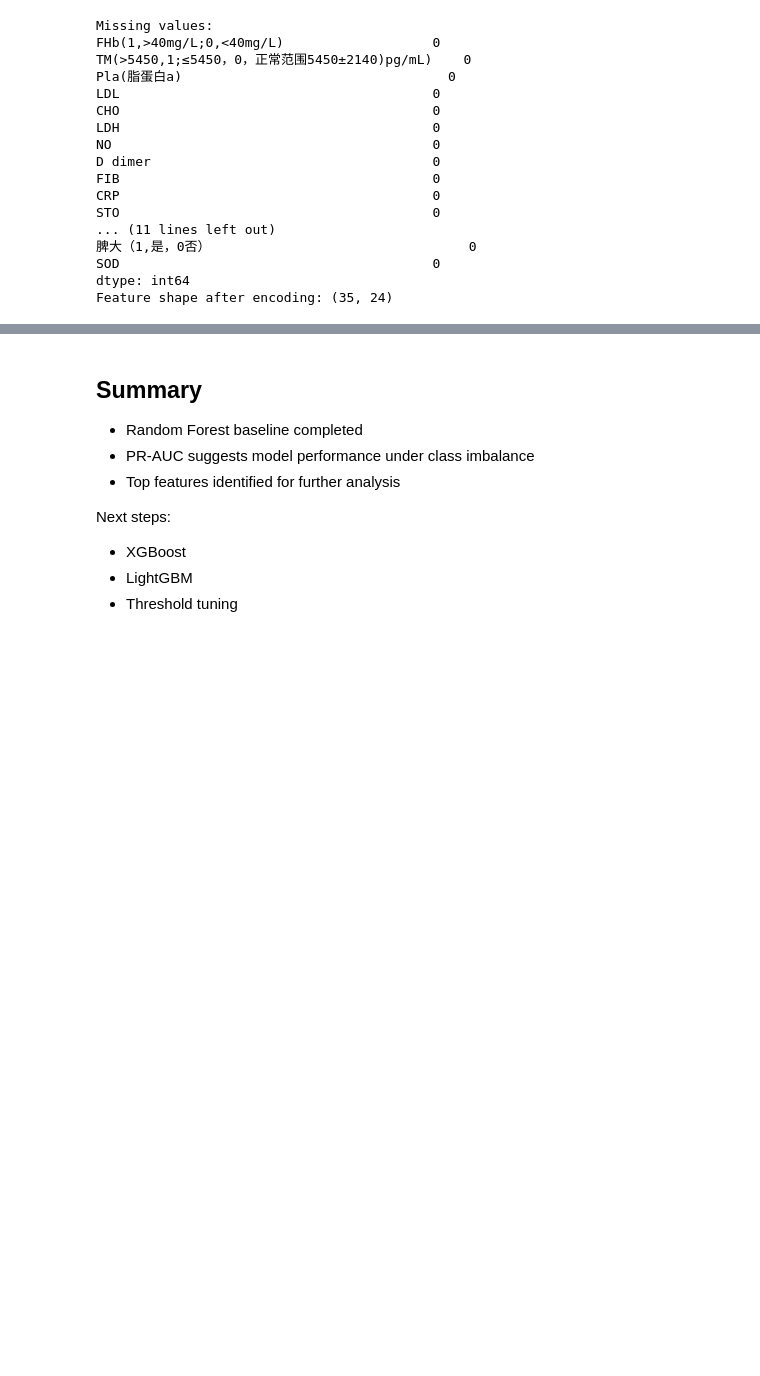
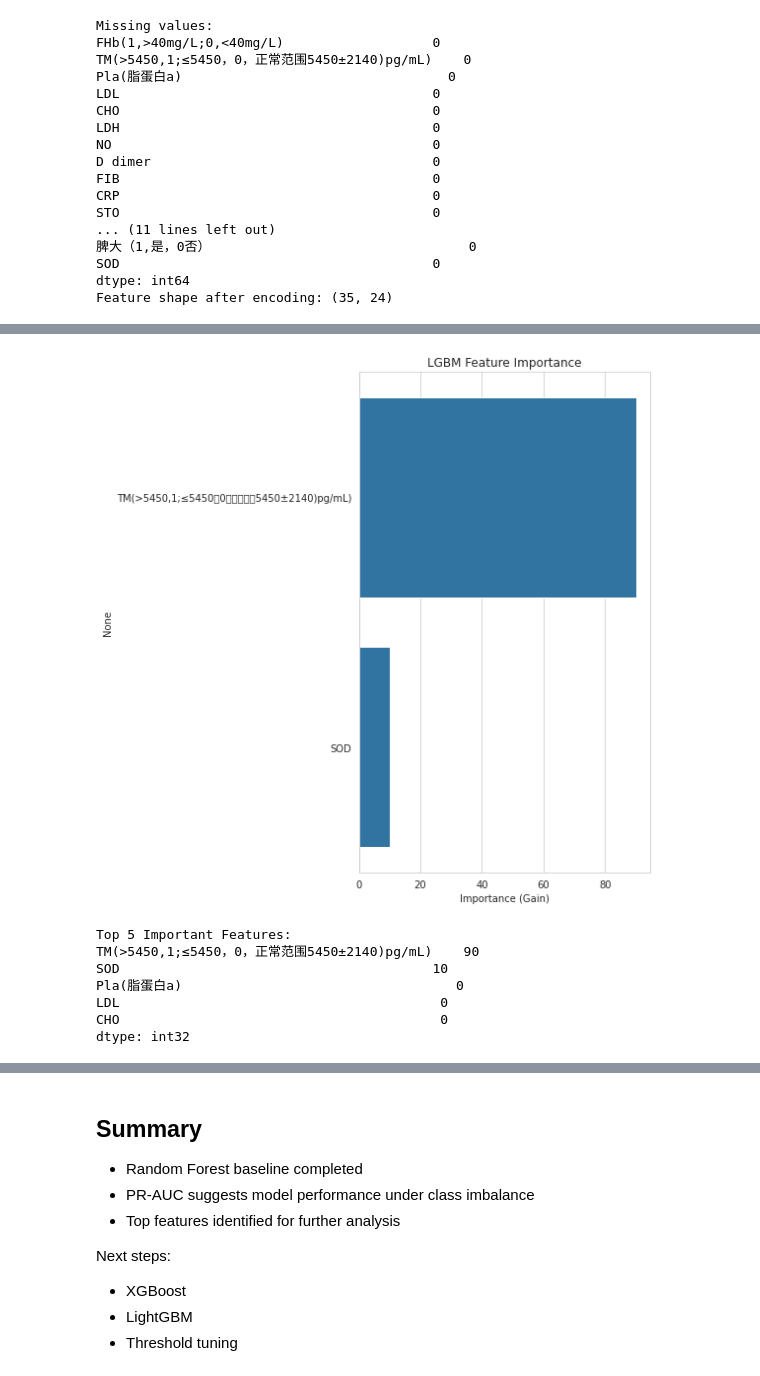
Before and after one commit to enoch321/PLT_Prediction, a Jupyter notebook: notebooks/LGBM_3.ipynb, the cells around one changed output, grey strips where cells are left out. Saved outputs shown, nothing was run; the diff lists cells and outputs as text; code cells hidden in the pictures; blank space fills up the shorter version.

```diff
--- a/notebooks/LGBM_3.ipynb
+++ b/notebooks/LGBM_3.ipynb
@@ -103,6 +103,7 @@ X = X.dropna()
 y = y.loc[X.index]
 
 X = pd.get_dummies(X, drop_first=True)
+X = X.astype(float)
 print("Feature shape after encoding:", X.shape)
 # %% [output]
 Missing values:
@@ -241,41 +264,53 @@ plt.show()
 # %%
-selector = model.named_steps['selector']  # 获取筛选器
-lgbm_model = model.named_steps['lgbm']        # 获取LR模型
+# LGBM 是树模型，没有 coef_，要用 feature_importances_
+# 从 Pipeline 中提取 LGBM 模型步骤
+lgbm_step = model.named_steps['lgbm']
 
-# A. 获取被选中的特征的名称
-# get_support() 返回一个布尔掩码，告诉我们需要保留 X 中的哪些列
-selected_mask = selector.get_support()
-selected_features = X.columns[selected_mask]
+# 获取特征重要性
+importances = lgbm_step.feature_importances_
+feature_names = X.columns # 因为没有用 SelectKBest，所以直接用 X.columns
 
-# B. 获取系数 (绝对值代表重要性)
-coefficients = np.abs(lgbm_model.coef_[0])
-
-# C. 创建 Series 并排序
 feat_imp = pd.Series(
-    coefficients,
-    index=selected_features  # 只使用被选中的特征名
+    importances,
+    index=feature_names
 ).sort_values(ascending=False)
 
-# D. 绘图
-plt.figure(figsize=(6, 8))
-# 只需要画出存在的特征（因为经过筛选，可能只有 5-10 个了）
-sns.barplot(x=feat_imp, y=feat_imp.index)
-plt.title(f"Feature Importances (Top {len(feat_imp)} Selected by LOOCV)")
-plt.xlabel("Absolute Coefficient (Importance)")
+# 绘图
+plt.figure(figsize=(8, 8))
+# 只画出有重要性的特征 (值 > 0)
+top_features = feat_imp[feat_imp > 0].head(20)
+if len(top_features) == 0:
+    top_features = feat_imp.head(10) # 防止所有都为0的情况
+
+sns.barplot(x=top_features.values, y=top_features.index)
+plt.title("LGBM Feature Importance")
+plt.xlabel("Importance (Gain)")
 plt.tight_layout()
 plt.show()
+
+print("\nTop 5 Important Features:")
+print(feat_imp.head(5))
 
 # feat_imp = pd.Series(
 #     model.feature_importances_,
 #     index=X.columns
 # ).sort_values(ascending=False)
 
 # plt.figure(figsize=(6, 8))
 # sns.barplot(x=feat_imp.head(20), y=feat_imp.head(20).index)
 # plt.title("Top 20 Feature Importances (LightGBM)")
 # plt.xlabel("Importance")
 # plt.tight_layout()
 # plt.show()
+# %% [output]
+[figure, added]
+Top 5 Important Features:
+TM(>5450,1;≤5450，0，正常范围5450±2140)pg/mL)    90
+SOD                                        10
+Pla(脂蛋白a)                                   0
+LDL                                         0
+CHO                                         0
+dtype: int32
 # %%
 metrics_df.to_csv("../outputs/lgbm_metrics_03.csv")
 feat_imp.to_csv("../outputs/lgbm_feature_importance_03.csv")
```
Also changed, not shown: parts of 6 cells of this notebook, 3 other files.
